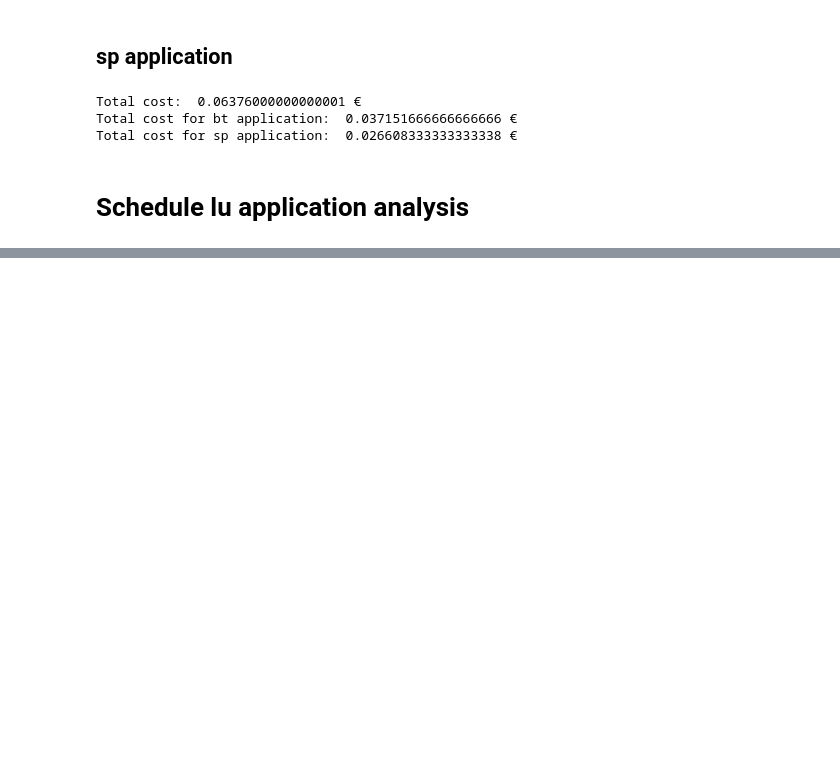
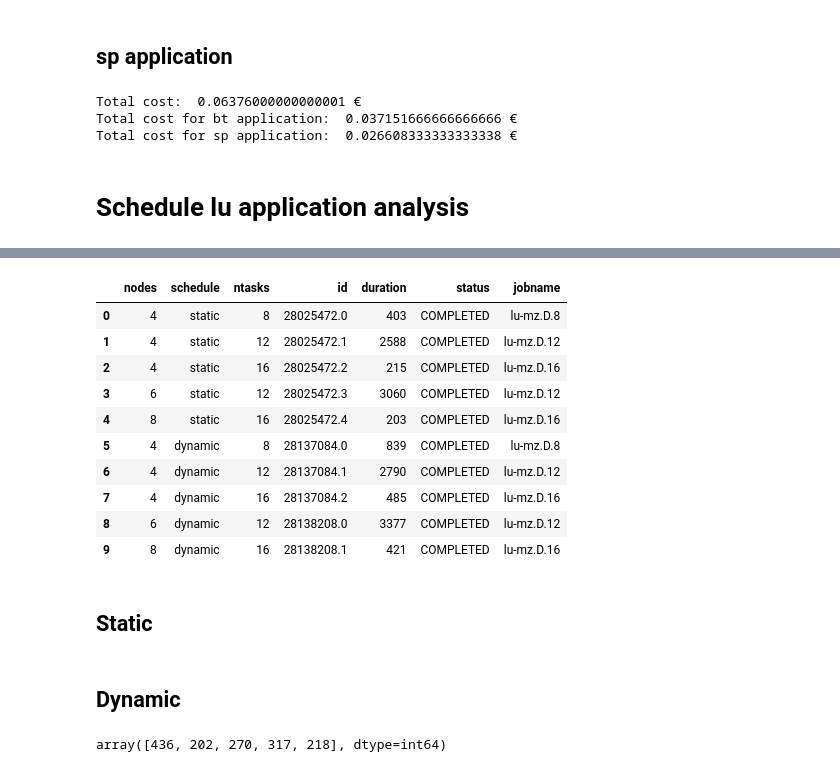
Before and after one commit to 0J0P0/High-Performance-Computing-Project, a Jupyter notebook: plot.ipynb, the cells around one changed output, grey strips where cells are left out. Cells and saved outputs as stored; diff of their text form; code cells hidden in the pictures; blank space fills up the shorter version.

```diff
--- a/plot.ipynb
+++ b/plot.ipynb
@@ -635,0 +472,17 @@ Total cost for sp application:  0.026608333333333338 €
+# %%
+df_s['duration'] = df_s['duration'].apply(lambda x: sum(int(i) * 60 ** (2-j) for j, i in enumerate(x.split(':'))))
+df_s
+# %% [output]
+|  | nodes | schedule | ntasks | id | duration | status | jobname |
+| 0 | 4 | static | 8 | 28025472.0 | 403 | COMPLETED | lu-mz.D.8 |
+| 1 | 4 | static | 12 | 28025472.1 | 2588 | COMPLETED | lu-mz.D.12 |
+| 2 | 4 | static | 16 | 28025472.2 | 215 | COMPLETED | lu-mz.D.16 |
+| 3 | 6 | static | 12 | 28025472.3 | 3060 | COMPLETED | lu-mz.D.12 |
+| 4 | 8 | static | 16 | 28025472.4 | 203 | COMPLETED | lu-mz.D.16 |
+| 5 | 4 | dynamic | 8 | 28137084.0 | 839 | COMPLETED | lu-mz.D.8 |
+| 6 | 4 | dynamic | 12 | 28137084.1 | 2790 | COMPLETED | lu-mz.D.12 |
+| 7 | 4 | dynamic | 16 | 28137084.2 | 485 | COMPLETED | lu-mz.D.16 |
+| 8 | 6 | dynamic | 12 | 28138208.0 | 3377 | COMPLETED | lu-mz.D.12 |
+| 9 | 8 | dynamic | 16 | 28138208.1 | 421 | COMPLETED | lu-mz.D.16 |
+# %% [markdown]
+## Static
@@ -635,0 +500,2 @@ Total cost for sp application:  0.026608333333333338 €
+# %% [markdown]
+## Dynamic
@@ -635,0 +514,6 @@ Total cost for sp application:  0.026608333333333338 €
+# %%
+diff =  df_s[df_s['schedule'] == 'dynamic']['duration'].values - df_s[df_s['schedule'] == 'static']['duration'].values
+
+diff
+# %% [output]
+array([436, 202, 270, 317, 218], dtype=int64)
```
Also changed, not shown: parts of 44 cells of this notebook.
